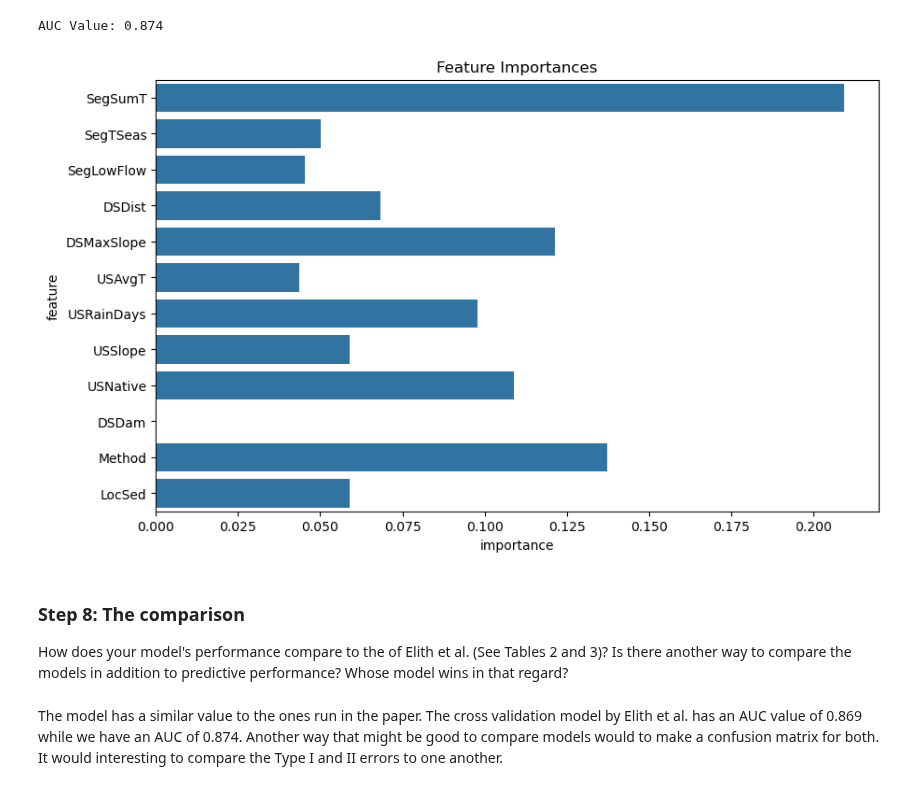
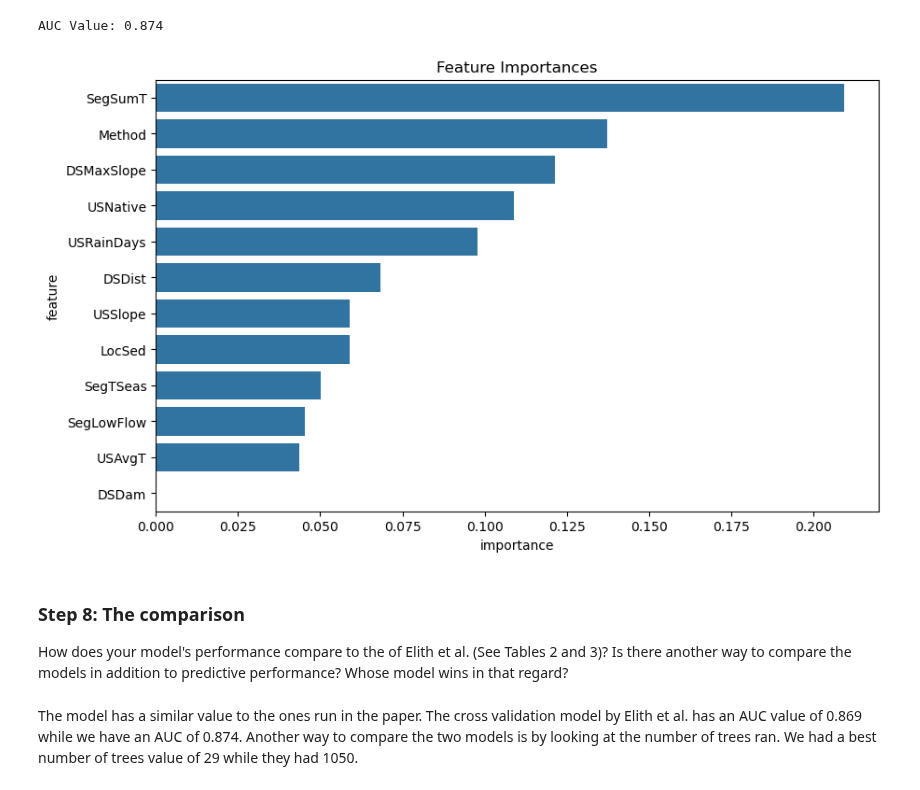
Before and after one commit to tommats00/EDS232-labs, a Jupyter notebook: Week7/Lab7-xgb-eels.ipynb, the cells around one changed output. Saved outputs shown, nothing was run; the diff lists cells and outputs as text; code cells hidden in the pictures.

```diff
--- a/Week7/Lab7-xgb-eels.ipynb
+++ b/Week7/Lab7-xgb-eels.ipynb
@@ -184,7 +168,7 @@ random_search = RandomizedSearchCV(
     random_state = 808
 )
 
-random_search.fit(X_train, y_train, eval_set=[(X_test, y_test)])
+random_search.fit(X_train, y_train, eval_set=[(X_test, y_test)], verbose = 0)
 
 # Print best learning rate
 best_rate = random_search.best_params_['learning_rate']
@@ -245,7 +214,7 @@ random_search = RandomizedSearchCV(
 )
 
 # Fit the model
-random_search.fit(X_train, y_train, eval_set=[(X_test, y_test)])
+random_search.fit(X_train, y_train, eval_set=[(X_test, y_test)], verbose = 0)
 
 # Print best parameters
 best_tree_params = random_search.best_params_
@@ -295,7 +249,7 @@ random_search = RandomizedSearchCV(
 )
 
 # Fit the model
-random_search.fit(X_train, y_train, eval_set=[(X_test, y_test )])
+random_search.fit(X_train, y_train, eval_set=[(X_test, y_test )], verbose = 0)
 
 # Print best parameters
 best_stochastic_params = random_search.best_params_
@@ -348,7 +287,7 @@ model = XGBClassifier(
 )
 
 # Fit the model
-model.fit(X, y, eval_set=[(X_eval, y_eval)])
+model.fit(X, y, eval_set=[(X_eval, y_eval)], verbose = 0)
 
 # Predict on eval data
 y_pred = model.predict_proba(X_eval)[:,1]
@@ -390,20 +311,22 @@ AUC Value: 0.874
 # %%
 # Calculate the feature importances
 importances = model.feature_importances_
 importances_df = pd.DataFrame({
     'feature': X.columns,
     'importance': importances
 })
 
+importances_df = importances_df.sort_values('importance', ascending = False)
+
 # Plot the feature importances
 plt.figure(figsize=(10, 6))
 sns.barplot(data=importances_df, x='importance', y='feature')
 plt.title('Feature Importances')
 plt.show()
 # %% [output]
-[figure, old version]
+[figure, new version]
 # %% [markdown]
 ### Step 8: The comparison
 How does your model's performance compare to the of Elith et al. (See Tables 2 and 3)?  Is there another way to compare the models in addition to predictive performance?  Whose model wins in that regard?
 # %% [markdown]
-The model has a similar value to the ones run in the paper. The cross validation model by Elith et al. has an AUC value of 0.869 while we have an AUC of 0.874. Another way that might be good to compare models would to make a confusion matrix for both. It would interesting to compare the Type I and II errors to one another.
+The model has a similar value to the ones run in the paper. The cross validation model by Elith et al. has an AUC value of 0.869 while we have an AUC of 0.874. Another way to compare the two models is by looking at the number of trees ran. We had a best number of trees value of 29 while they had 1050.
```
Also changed, not shown: parts of 5 cells of this notebook.
